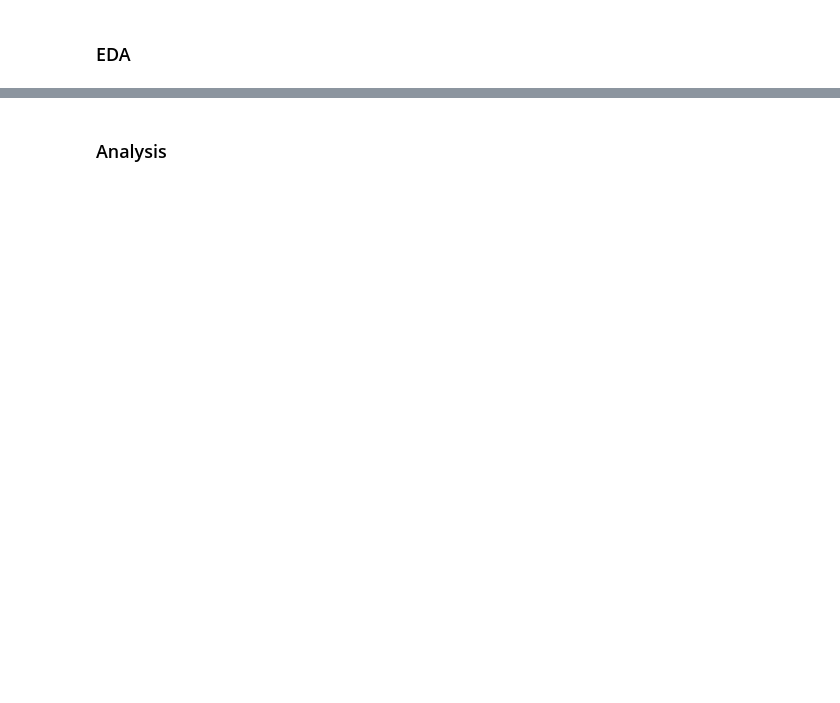
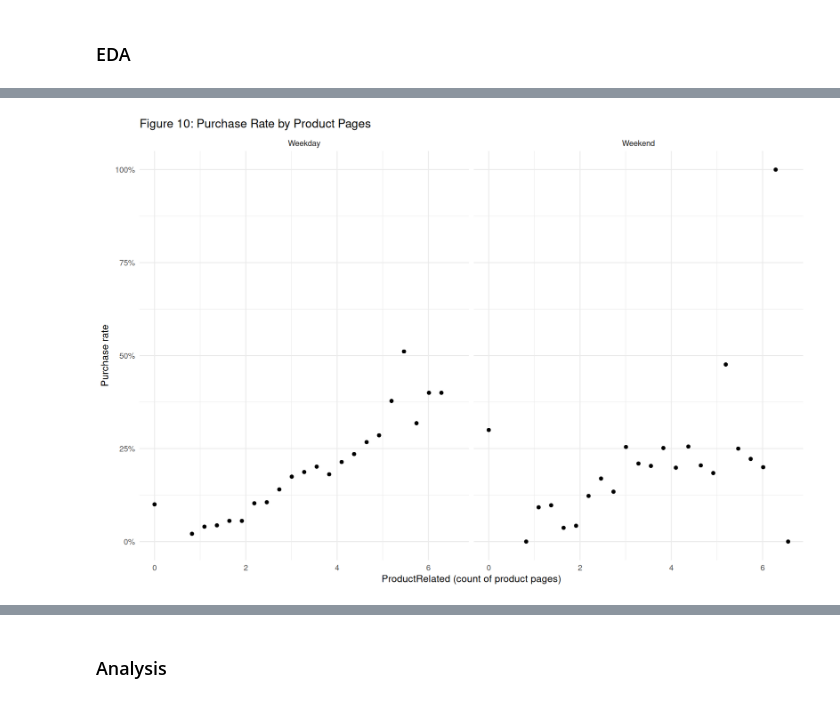
Before and after one commit to UBC-DSCI-310-2025W2/dsci-310-group-04, a Jupyter notebook: reports/milestone_1/milestone_1.ipynb, the cells around one changed output, grey strips where cells are left out. Cells and saved outputs as stored; diff of their text form; code cells hidden in the pictures; blank space fills up the shorter version.

Commit message:
complete initial implementation of data analysis document

```diff
--- a/reports/milestone_1/milestone_1.ipynb
+++ b/reports/milestone_1/milestone_1.ipynb
@@ -31,0 +454,21 @@ library(tidyverse)
+# %%
+# Prepare Visualization Data
+binned_purchase_rate_shoppers_train <- cleaned_shoppers_train %>%
+    select(Weekend, Revenue, ProductRelated, ExitRates, SpecialDay) %>%
+    mutate(
+        Weekend = as.logical(Weekend),
+        Revenue_num = if_else(Revenue == "Yes", 1, 0)
+    )
+# %%
+# Explore Purchase Rate by product pages
+options(repr.plot.width = 15, repr.plot.height = 10)
+ggplot(binned_purchase_rate_shoppers_train, aes(ProductRelated, Revenue_num)) +
+    stat_summary_bin(fun = mean, bins = 25, geom = "point") +
+    facet_wrap(~ Weekend, labeller = as_labeller(c(`FALSE`="Weekday", `TRUE`="Weekend"))) +
+    scale_y_continuous(labels = percent_format(accuracy = 1), limits = c(0, 1)) +
+    labs(title = "Figure 10: Purchase Rate by Product Pages",
+         x = "ProductRelated (count of product pages)",
+         y = "Purchase rate") +
+    theme_minimal(base_size = 15)
+# %% [output]
+[figure, added]
```
Also changed, not shown: parts of 26 cells of this notebook.
